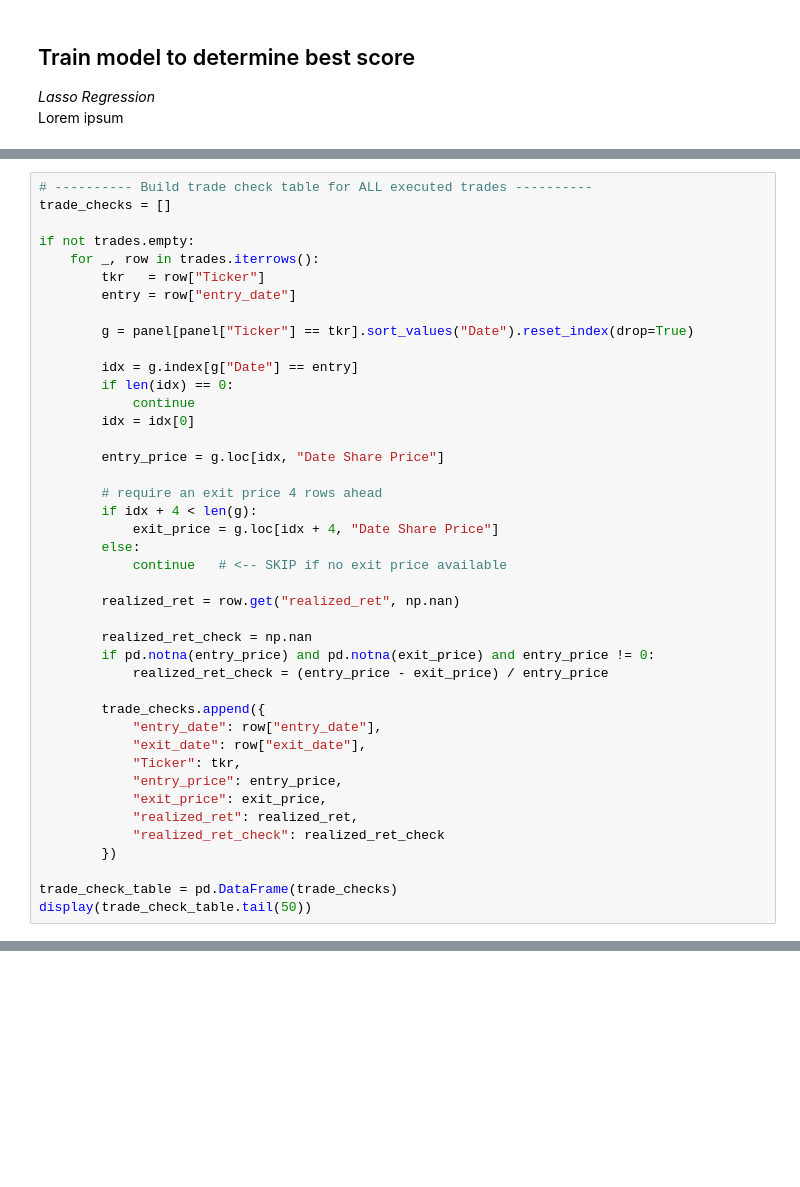
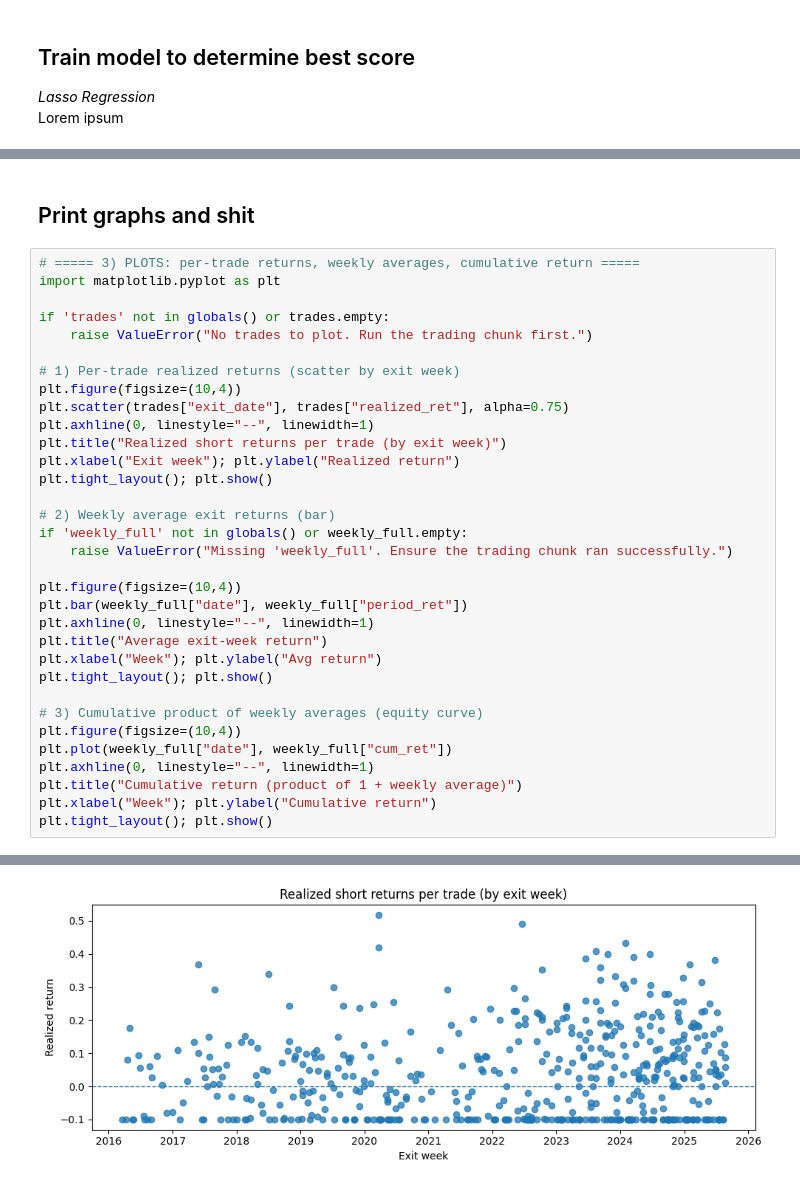
Before and after one commit to Taff1887/short-king, a Jupyter notebook: Short King.ipynb, the cells around one changed output, grey strips where cells are left out. Drawn from its saved outputs; the diff is of its cells as text; blank space fills up the shorter version.

```diff
--- a/Short King.ipynb
+++ b/Short King.ipynb
@@ -571,43 +697,36 @@ if not preds.empty:
+# %% [markdown]
+## Print graphs and shit
 # %%
-# ---------- Build trade check table for ALL executed trades ----------
-trade_checks = []
+# ===== 3) PLOTS: per-trade returns, weekly averages, cumulative return =====
+import matplotlib.pyplot as plt
 
-if not trades.empty:
-    for _, row in trades.iterrows():
-        tkr   = row["Ticker"]
-        entry = row["entry_date"]
+if 'trades' not in globals() or trades.empty:
+    raise ValueError("No trades to plot. Run the trading chunk first.")
 
-        g = panel[panel["Ticker"] == tkr].sort_values("Date").reset_index(drop=True)
+# 1) Per-trade realized returns (scatter by exit week)
+plt.figure(figsize=(10,4))
+plt.scatter(trades["exit_date"], trades["realized_ret"], alpha=0.75)
+plt.axhline(0, linestyle="--", linewidth=1)
+plt.title("Realized short returns per trade (by exit week)")
+plt.xlabel("Exit week"); plt.ylabel("Realized return")
+plt.tight_layout(); plt.show()
 
-        idx = g.index[g["Date"] == entry]
-        if len(idx) == 0:
-            continue
-        idx = idx[0]
+# 2) Weekly average exit returns (bar)
+if 'weekly_full' not in globals() or weekly_full.empty:
+    raise ValueError("Missing 'weekly_full'. Ensure the trading chunk ran successfully.")
 
-        entry_price = g.loc[idx, "Date Share Price"]
+plt.figure(figsize=(10,4))
+plt.bar(weekly_full["date"], weekly_full["period_ret"])
+plt.axhline(0, linestyle="--", linewidth=1)
+plt.title("Average exit-week return")
+plt.xlabel("Week"); plt.ylabel("Avg return")
+plt.tight_layout(); plt.show()
 
-        # require an exit price 4 rows ahead
-        if idx + 4 < len(g):
-            exit_price = g.loc[idx + 4, "Date Share Price"]
-        else:
-            continue   # <-- SKIP if no exit price available
-
-        realized_ret = row.get("realized_ret", np.nan)
-
-        realized_ret_check = np.nan
-        if pd.notna(entry_price) and pd.notna(exit_price) and entry_price != 0:
-            realized_ret_check = (entry_price - exit_price) / entry_price
-
-        trade_checks.append({
-            "entry_date": row["entry_date"],
-            "exit_date": row["exit_date"],
-            "Ticker": tkr,
-            "entry_price": entry_price,
-            "exit_price": exit_price,
-            "realized_ret": realized_ret,
-            "realized_ret_check": realized_ret_check
-        })
-
-trade_check_table = pd.DataFrame(trade_checks)
-display(trade_check_table.tail(50))
+# 3) Cumulative product of weekly averages (equity curve)
+plt.figure(figsize=(10,4))
+plt.plot(weekly_full["date"], weekly_full["cum_ret"])
+plt.axhline(0, linestyle="--", linewidth=1)
+plt.title("Cumulative return (product of 1 + weekly average)")
+plt.xlabel("Week"); plt.ylabel("Cumulative return")
+plt.tight_layout(); plt.show()
 # %% [output]
@@ -630,0 +733 @@ display(trade_check_table.tail(50))
+[figure, added]
```
Also changed, not shown: parts of 9 cells of this notebook.
